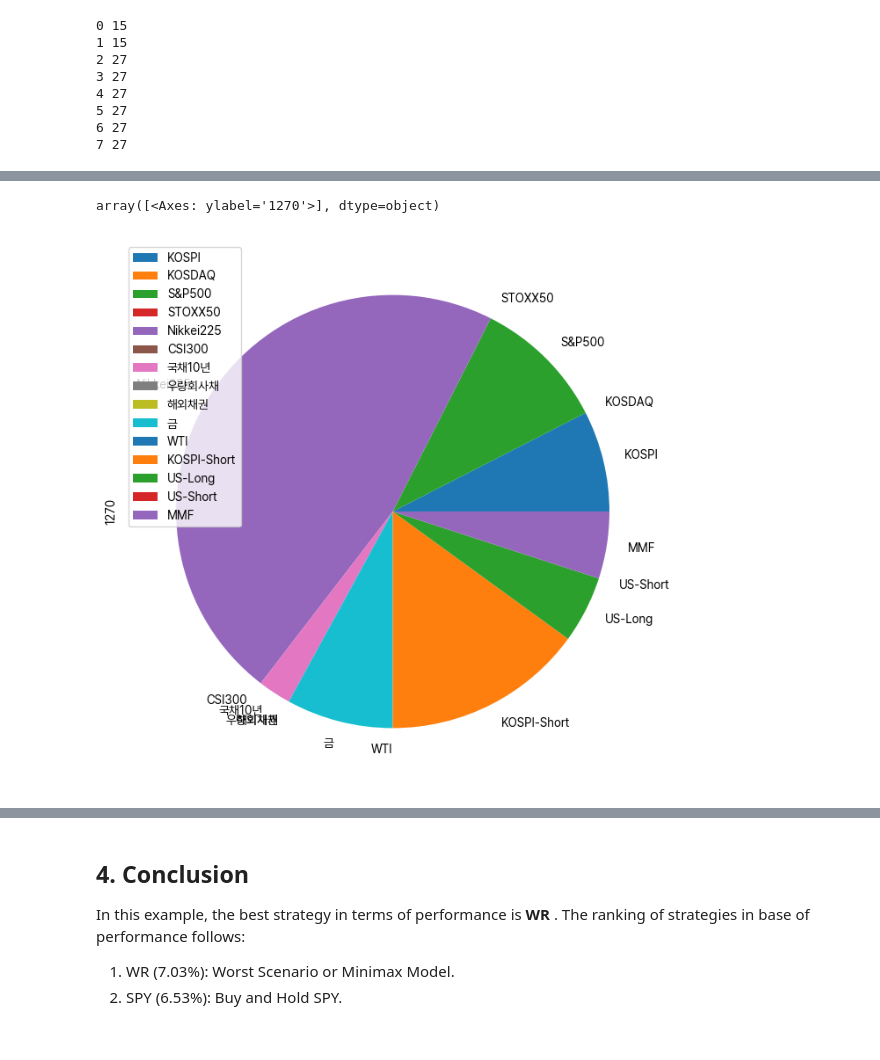
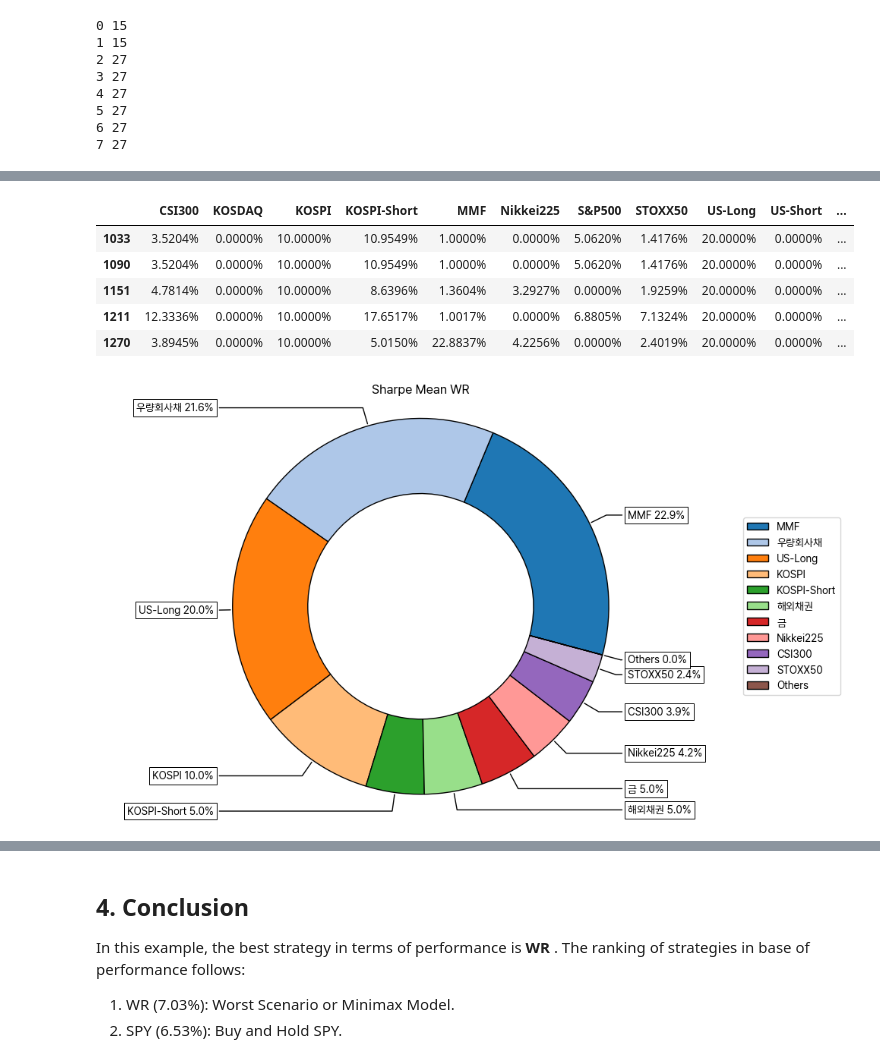
Before and after one commit to ChoiInYeol/KHU-FELAB-DBGAPS, a Jupyter notebook: DB-GAPS_Backtest_MR.ipynb, the cells around one changed output, grey strips where cells are left out. Saved outputs shown, nothing was run; the diff lists cells and outputs as text; code cells hidden in the pictures.

```diff
--- a/DB-GAPS_Backtest_MR.ipynb
+++ b/DB-GAPS_Backtest_MR.ipynb
@@ -98,0 +51,12 @@ display(prices.head())
+# %%
+benchmark_asset_list = []
+asset_list = []
+
+for i in range(0, 16):
+    ticker = prices.columns[i][1]
+    benchmark_asset_list.append(ticker)
+    if ticker != 'SPY':
+        asset_list.append(ticker)
+
+print(benchmark_asset_list)
+print(asset_list)
@@ -141,7 +108,7 @@ def backtest(datas, strategy, start, end, plot=False, **kwargs):
 
 # Creating Assets bt.feeds
 assets_prices = []
-for i in assets:
+for i in ticker_labes['labels']:
     if i != 'SPY':
         prices_ = prices.drop(columns='Adj Close').loc[:, (slice(None), i)].dropna()
         prices_.columns = ['Close', 'High', 'Low', 'Open', 'Volume']
@@ -229,9 +197,10 @@ Sharpe: 0.478
 pd.options.display.float_format = '{:.4%}'.format
 
 data = prices.loc[:, ('Adj Close', slice(None))]
-data.columns = assets
+data.columns = benchmark_asset_list
 data = data.drop(columns=['SPY']).dropna()
+
 returns = data.pct_change().dropna()
-returns.columns = lables[:-1]
+returns.columns = asset_list
 display(returns.head())
 # %% [output]
@@ -260,7 +229,6 @@ index_ = [index_2.get_loc(x) for x in index if index_2.get_loc(x) > 1000]
 Asset = ['KOSPI', 'KOSDAQ', 'S&P500', 'STOXX50', 'Nikkei225', 'CSI300', '국채10년', '우량회사채', '해외채권', '금', 'WTI', 'KOSPI-Short', 'US-Long', 'US-Short', 'MMF']
 Class = ['DS', 'DS', 'FS', 'FS', 'FS', 'FS', 'Bond', 'Bond', 'Bond', 'COM', 'COM', 'Inverse', 'FX', 'FX', 'Cash']
 Disabled = [False] * 27
-Disabled[1] = True
 Type = ['Classes'] * 11 + ['Assets'] * 16
 Set = ['Class'] * 11 + [''] * 16
 Position = ['DS', 'DS', 'FS', 'FS', 'Bond', 'Bond', 'COM', 'COM', 'Inverse', 'FX', 'Cash',
@@ -578,18 +639,25 @@ Sharpe: 0.274
+# %%
+models['WR']
+# %% [output]
+|  | CSI300 | KOSDAQ | KOSPI | KOSPI-Short | MMF | Nikkei225 | S&P500 | STOXX50 | US-Long | US-Short | ... |
+| 1033 | 3.5204% | 0.0000% | 10.0000% | 10.9549% | 1.0000% | 0.0000% | 5.0620% | 1.4176% | 20.0000% | 0.0000% | ... |
+| 1090 | 3.5204% | 0.0000% | 10.0000% | 10.9549% | 1.0000% | 0.0000% | 5.0620% | 1.4176% | 20.0000% | 0.0000% | ... |
+| 1151 | 4.7814% | 0.0000% | 10.0000% | 8.6396% | 1.3604% | 3.2927% | 0.0000% | 1.9259% | 20.0000% | 0.0000% | ... |
+| 1211 | 12.3336% | 0.0000% | 10.0000% | 17.6517% | 1.0017% | 0.0000% | 6.8805% | 7.1324% | 20.0000% | 0.0000% | ... |
+| 1270 | 3.8945% | 0.0000% | 10.0000% | 5.0150% | 22.8837% | 4.2256% | 0.0000% | 2.4019% | 20.0000% | 0.0000% | ... |
 # %%
 ############################################################
 # Plotting the composition of the last WR portfolio
 ############################################################
 
 w = pd.DataFrame(models['WR'].iloc[-1,:])
+# w.plot.pie(subplots=True, figsize=(8, 8))
 
 # We need matplotlib >= 3.3.0 to use this function
-#ax = rp.plot_pie(w=w, title='Sharpe Mean WR', others=0.05, nrow=25, cmap = "tab20",
-#                 height=6, width=10, ax=None)
-
-w.plot.pie(subplots=True, figsize=(8, 8))
+ax = rp.plot_pie(w=w, title='Sharpe Mean WR', others=0.01, nrow=25, cmap = "tab20",
+                 height=6, width=10, ax=None)
 # %% [output]
-array([<Axes: ylabel='1270'>], dtype=object)
-[figure, old version]
+[figure, new version]
 # %%
 ############################################################
 # Composition per Asset
```
Also changed, not shown: parts of 31 cells of this notebook, 9 other files.
